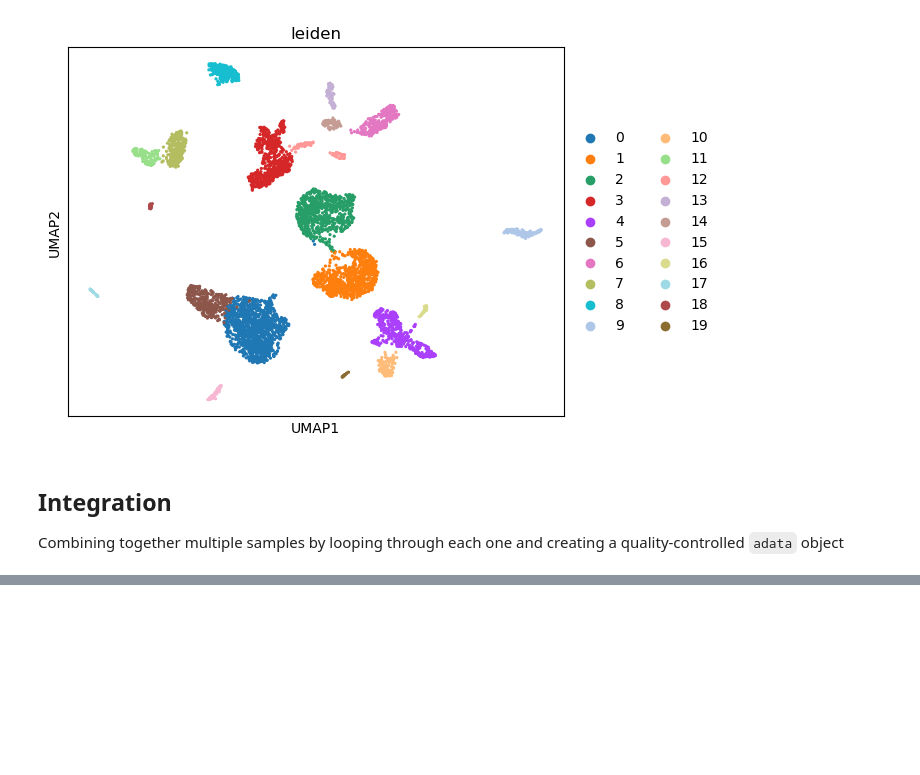
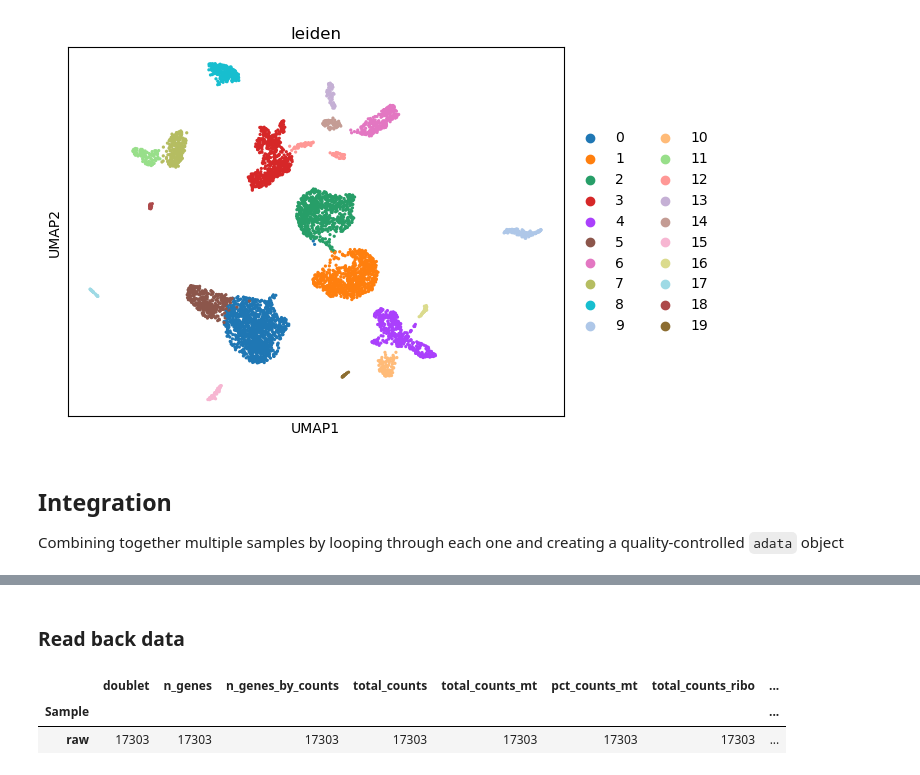
Before and after one commit to pranavmishra90/nextgen-analysis-lung-atlas-tutorial, a Jupyter notebook: tutorial.ipynb, the cells around one changed output, grey strips where cells are left out. Cells and saved outputs as stored; diff of their text form; code cells hidden in the pictures; blank space fills up the shorter version.

```diff
--- a/tutorial.ipynb
+++ b/tutorial.ipynb
@@ -824,0 +862,10 @@ adata.write_h5ad('combined.h5ad')
+# %% [markdown]
+### Read back data
+# %%
+adata = sc.read_h5ad('./output/combined.h5ad')
+# %%
+adata.obs.groupby('Sample').count()
+# %% [output]
+|  | doublet | n_genes | n_genes_by_counts | total_counts | total_counts_mt | pct_counts_mt | total_counts_ribo | ... |
+| Sample |  |  |  |  |  |  |  | ... |
+| raw | 17303 | 17303 | 17303 | 17303 | 17303 | 17303 | 17303 | ... |
```
Also changed, not shown: parts of 10 cells of this notebook, 4 other files.
